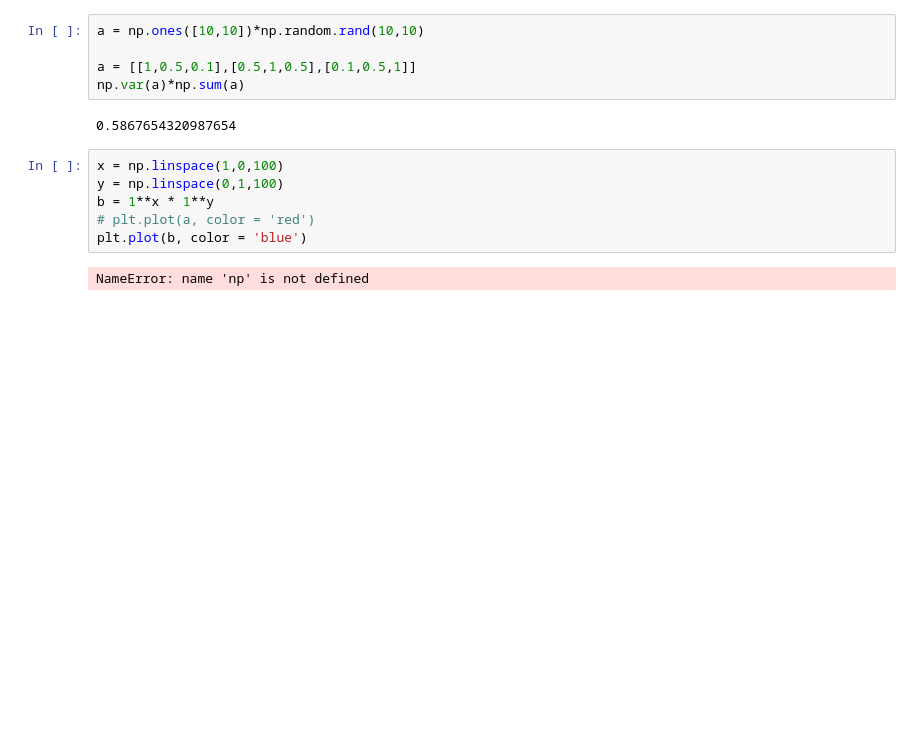
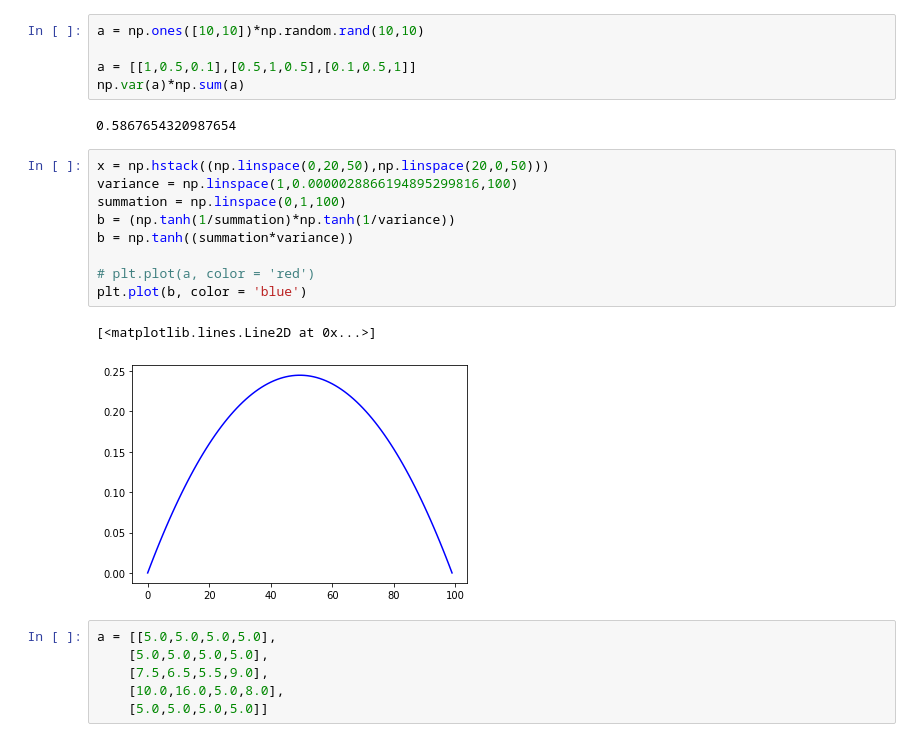
Before and after one commit to TSS-22/g-unit-of-agreement, a Jupyter notebook: miscellenaous/test_normalDistri.ipynb, the cells around one changed output. Cells and saved outputs as stored; diff of their text form; blank space fills up the shorter version.

```diff
--- a/miscellenaous/test_normalDistri.ipynb
+++ b/miscellenaous/test_normalDistri.ipynb
@@ -241,10 +226,20 @@ np.var(a)*np.sum(a)
 # %% [output]
 0.5867654320987654
 # %%
-x = np.linspace(1,0,100)
-y = np.linspace(0,1,100)
-b = 1**x * 1**y
+x = np.hstack((np.linspace(0,20,50),np.linspace(20,0,50)))
+variance = np.linspace(1,0.0000028866194895299816,100)
+summation = np.linspace(0,1,100)
+b = (np.tanh(1/summation)*np.tanh(1/variance))
+b = np.tanh((summation*variance))
+
 # plt.plot(a, color = 'red')
 plt.plot(b, color = 'blue')
 # %% [output]
-NameError: name 'np' is not defined
+[<matplotlib.lines.Line2D at 0x...>]
+[figure, added]
+# %%
+a = [[5.0,5.0,5.0,5.0],
+	[5.0,5.0,5.0,5.0],
+	[7.5,6.5,5.5,9.0],
+	[10.0,16.0,5.0,8.0],
+	[5.0,5.0,5.0,5.0]]
```
Also changed, not shown: parts of 8 cells of this notebook, 4 other files.
